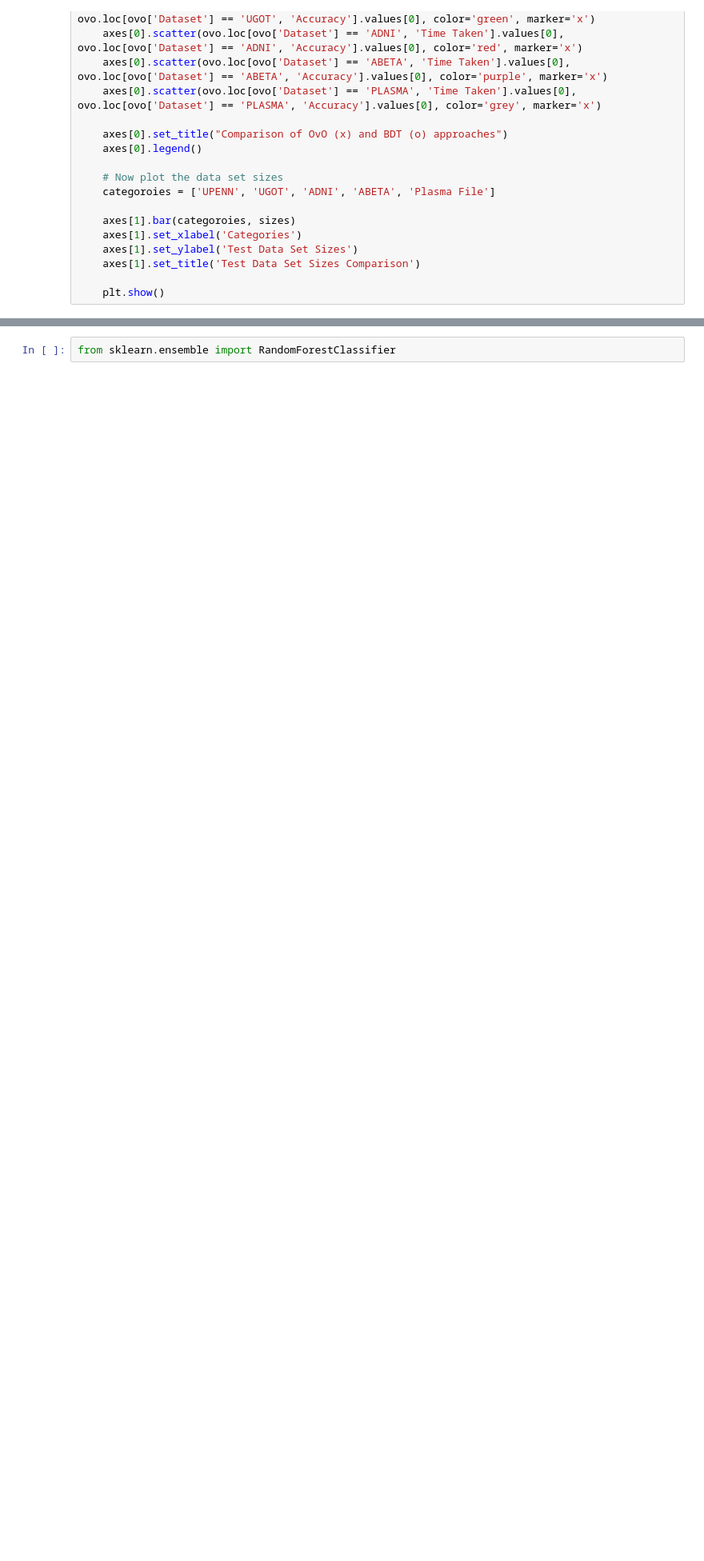
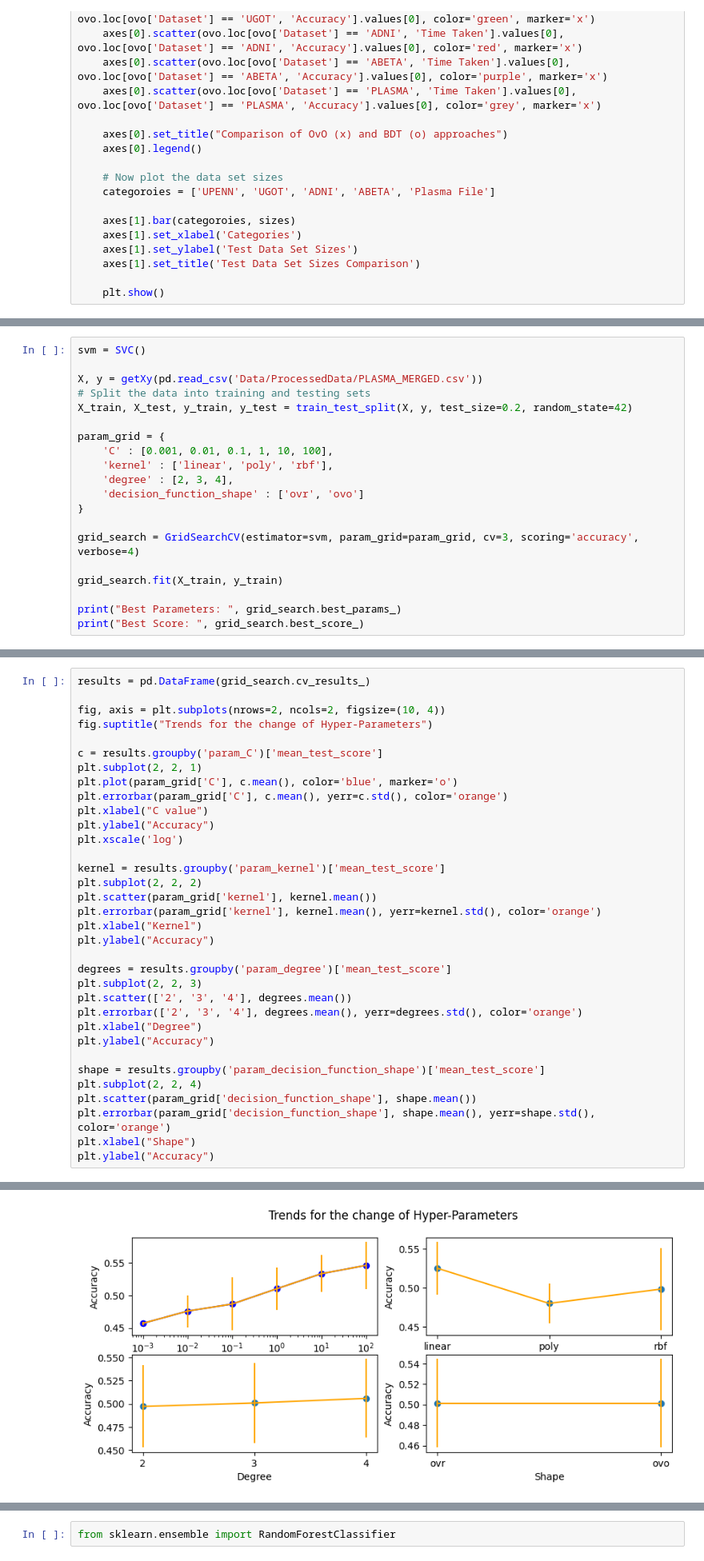
Before and after one commit to danielmakin/NoMoreAlzheimersDisease, a Jupyter notebook: main.ipynb, the cells around one changed output, grey strips where cells are left out. Shown at 80% size. Drawn from its saved outputs; the diff is of its cells as text; blank space fills up the shorter version.

```diff
--- a/main.ipynb
+++ b/main.ipynb
@@ -241,0 +244,20 @@ def display_results_graph(approach, bdt, ovo, sizes):
+# %%
+svm = SVC()
+
+X, y = getXy(pd.read_csv('Data/ProcessedData/PLASMA_MERGED.csv'))
+# Split the data into training and testing sets
+X_train, X_test, y_train, y_test = train_test_split(X, y, test_size=0.2, random_state=42)
+
+param_grid = {
+    'C' : [0.001, 0.01, 0.1, 1, 10, 100],
+    'kernel' : ['linear', 'poly', 'rbf'],
+    'degree' : [2, 3, 4],
+    'decision_function_shape' : ['ovr', 'ovo']
+}
+
+grid_search = GridSearchCV(estimator=svm, param_grid=param_grid, cv=3, scoring='accuracy', verbose=4)
+
+grid_search.fit(X_train, y_train)
+
+print("Best Parameters: ", grid_search.best_params_)
+print("Best Score: ", grid_search.best_score_)
@@ -241,0 +282,35 @@ def display_results_graph(approach, bdt, ovo, sizes):
+# %%
+results = pd.DataFrame(grid_search.cv_results_)
+
+fig, axis = plt.subplots(nrows=2, ncols=2, figsize=(10, 4))
+fig.suptitle("Trends for the change of Hyper-Parameters")
+
+c = results.groupby('param_C')['mean_test_score']
+plt.subplot(2, 2, 1)
+plt.plot(param_grid['C'], c.mean(), color='blue', marker='o')
+plt.errorbar(param_grid['C'], c.mean(), yerr=c.std(), color='orange')
+plt.xlabel("C value")
+plt.ylabel("Accuracy")
+plt.xscale('log')
+
+kernel = results.groupby('param_kernel')['mean_test_score']
+plt.subplot(2, 2, 2)
+plt.scatter(param_grid['kernel'], kernel.mean())
+plt.errorbar(param_grid['kernel'], kernel.mean(), yerr=kernel.std(), color='orange')
+plt.xlabel("Kernel")
+plt.ylabel("Accuracy")
+
+degrees = results.groupby('param_degree')['mean_test_score']
+plt.subplot(2, 2, 3)
+plt.scatter(['2', '3', '4'], degrees.mean())
+plt.errorbar(['2', '3', '4'], degrees.mean(), yerr=degrees.std(), color='orange')
+plt.xlabel("Degree")
+plt.ylabel("Accuracy")
+
+shape = results.groupby('param_decision_function_shape')['mean_test_score']
+plt.subplot(2, 2, 4)
+plt.scatter(param_grid['decision_function_shape'], shape.mean())
+plt.errorbar(param_grid['decision_function_shape'], shape.mean(), yerr=shape.std(), color='orange')
+plt.xlabel("Shape")
+plt.ylabel("Accuracy")
+# %% [output]
@@ -241,0 +318 @@ def display_results_graph(approach, bdt, ovo, sizes):
+[figure, added]
```
Also changed, not shown: parts of 22 cells of this notebook, 1 other file.
